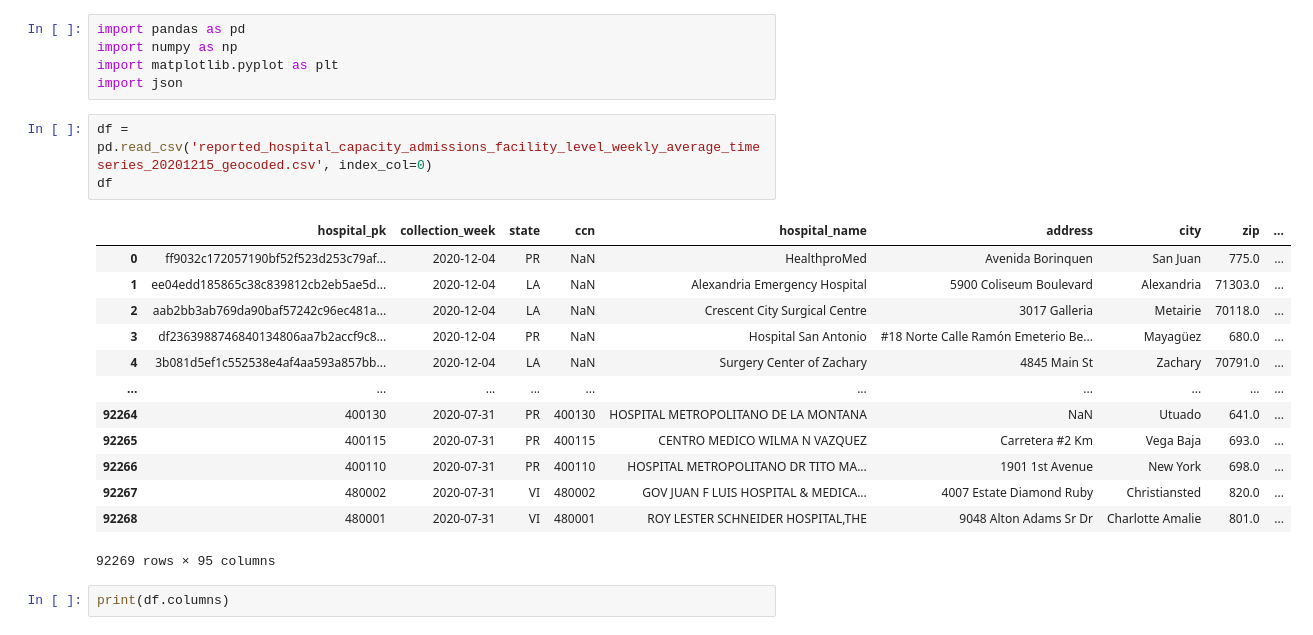
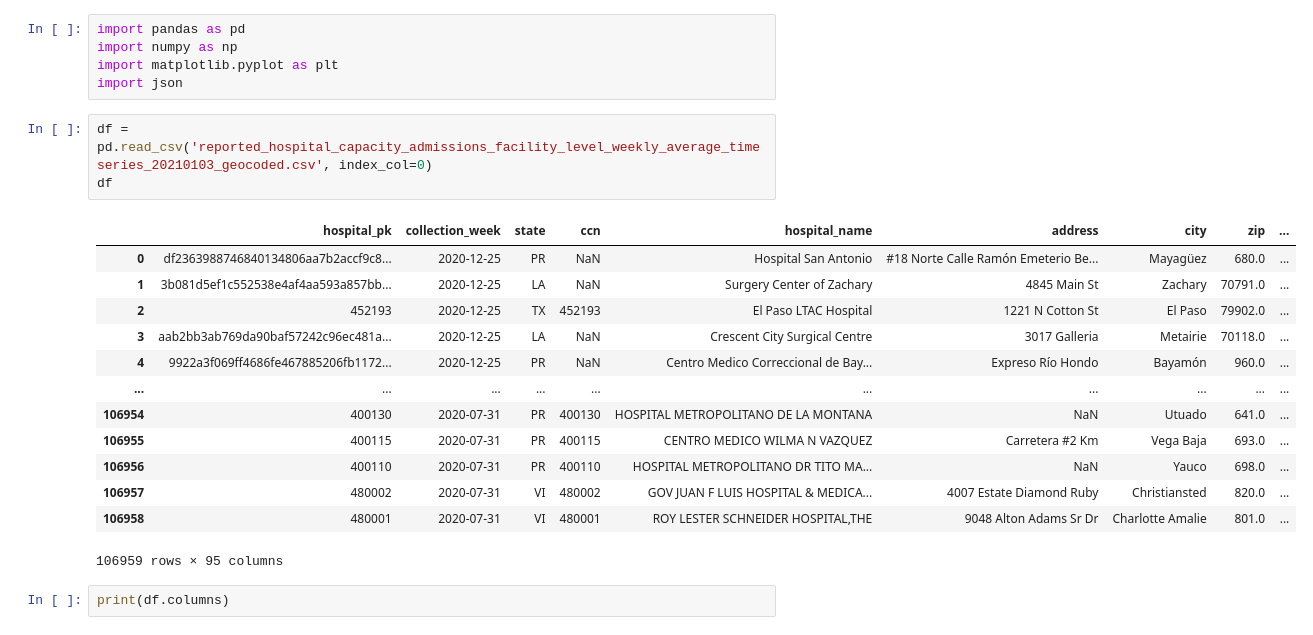
Before and after one commit to sanders-li/hovis, a Jupyter notebook: hospital_dataset_metric_calculation.ipynb, the cells around one changed output. Cells and saved outputs as stored; diff of their text form.

```diff
--- a/hospital_dataset.ipynb
+++ b/hospital_dataset_metric_calculation.ipynb
@@ -4,22 +4,22 @@ import numpy as np
 import matplotlib.pyplot as plt
 import json
 # %%
-df = pd.read_csv('reported_hospital_capacity_admissions_facility_level_weekly_average_timeseries_20201215_geocoded.csv', index_col=0)
+df = pd.read_csv('reported_hospital_capacity_admissions_facility_level_weekly_average_timeseries_20210103_geocoded.csv', index_col=0)
 df
 # %% [output]
 |  | hospital_pk | collection_week | state | ccn | hospital_name | address | city | zip | ... |
-| 0 | ff9032c172057190bf52f523d253c79af... | 2020-12-04 | PR | NaN | HealthproMed | Avenida Borinquen | San Juan | 775.0 | ... |
-| 1 | ee04edd185865c38c839812cb2eb5ae5d... | 2020-12-04 | LA | NaN | Alexandria Emergency Hospital | 5900 Coliseum Boulevard | Alexandria | 71303.0 | ... |
-| 2 | aab2bb3ab769da90baf57242c96ec481a... | 2020-12-04 | LA | NaN | Crescent City Surgical Centre | 3017 Galleria | Metairie | 70118.0 | ... |
-| 3 | df2363988746840134806aa7b2accf9c8... | 2020-12-04 | PR | NaN | Hospital San Antonio | #18 Norte Calle Ramón Emeterio Be... | Mayagüez | 680.0 | ... |
-| 4 | 3b081d5ef1c552538e4af4aa593a857bb... | 2020-12-04 | LA | NaN | Surgery Center of Zachary | 4845 Main St | Zachary | 70791.0 | ... |
+| 0 | df2363988746840134806aa7b2accf9c8... | 2020-12-25 | PR | NaN | Hospital San Antonio | #18 Norte Calle Ramón Emeterio Be... | Mayagüez | 680.0 | ... |
+| 1 | 3b081d5ef1c552538e4af4aa593a857bb... | 2020-12-25 | LA | NaN | Surgery Center of Zachary | 4845 Main St | Zachary | 70791.0 | ... |
+| 2 | 452193 | 2020-12-25 | TX | 452193 | El Paso LTAC Hospital | 1221 N Cotton St | El Paso | 79902.0 | ... |
+| 3 | aab2bb3ab769da90baf57242c96ec481a... | 2020-12-25 | LA | NaN | Crescent City Surgical Centre | 3017 Galleria | Metairie | 70118.0 | ... |
+| 4 | 9922a3f069ff4686fe467885206fb1172... | 2020-12-25 | PR | NaN | Centro Medico Correccional de Bay... | Expreso Río Hondo | Bayamón | 960.0 | ... |
 | ... | ... | ... | ... | ... | ... | ... | ... | ... | ... |
-| 92264 | 400130 | 2020-07-31 | PR | 400130 | HOSPITAL METROPOLITANO DE LA MONTANA | NaN | Utuado | 641.0 | ... |
-| 92265 | 400115 | 2020-07-31 | PR | 400115 | CENTRO MEDICO WILMA N VAZQUEZ | Carretera #2 Km | Vega Baja | 693.0 | ... |
-| 92266 | 400110 | 2020-07-31 | PR | 400110 | HOSPITAL METROPOLITANO DR TITO MA... | 1901 1st Avenue | New York | 698.0 | ... |
-| 92267 | 480002 | 2020-07-31 | VI | 480002 | GOV JUAN F LUIS HOSPITAL & MEDICA... | 4007 Estate Diamond Ruby | Christiansted | 820.0 | ... |
-| 92268 | 480001 | 2020-07-31 | VI | 480001 | ROY LESTER SCHNEIDER HOSPITAL,THE | 9048 Alton Adams Sr Dr | Charlotte Amalie | 801.0 | ... |
+| 106954 | 400130 | 2020-07-31 | PR | 400130 | HOSPITAL METROPOLITANO DE LA MONTANA | NaN | Utuado | 641.0 | ... |
+| 106955 | 400115 | 2020-07-31 | PR | 400115 | CENTRO MEDICO WILMA N VAZQUEZ | Carretera #2 Km | Vega Baja | 693.0 | ... |
+| 106956 | 400110 | 2020-07-31 | PR | 400110 | HOSPITAL METROPOLITANO DR TITO MA... | NaN | Yauco | 698.0 | ... |
+| 106957 | 480002 | 2020-07-31 | VI | 480002 | GOV JUAN F LUIS HOSPITAL & MEDICA... | 4007 Estate Diamond Ruby | Christiansted | 820.0 | ... |
+| 106958 | 480001 | 2020-07-31 | VI | 480001 | ROY LESTER SCHNEIDER HOSPITAL,THE | 9048 Alton Adams Sr Dr | Charlotte Amalie | 801.0 | ... |
-92269 rows × 95 columns
+106959 rows × 95 columns
 # %%
 print(df.columns)
 # %% [output]
```
Also changed, not shown: parts of 36 cells of this notebook, 16 other files.
